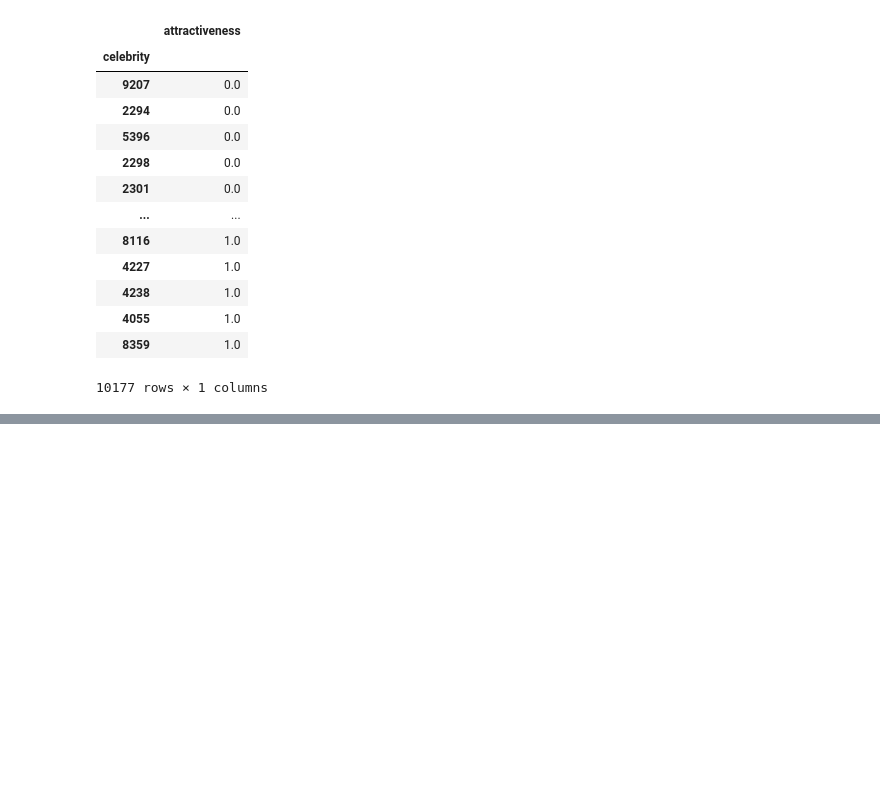
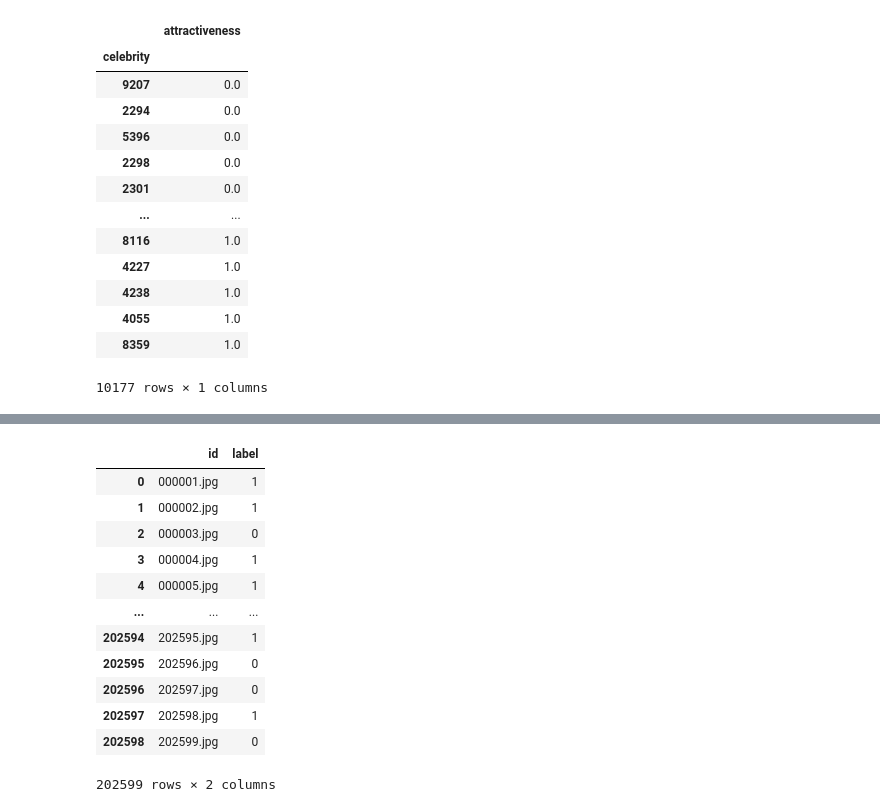
Before and after one commit to lgleznah/aqa_augmentation_study, a Jupyter notebook: notebooks/celeba_exploration.ipynb, the cells around one changed output, grey strips where cells are left out. Drawn from its saved outputs; the diff is of its cells as text; code cells hidden in the pictures; blank space fills up the shorter version.

Commit message:
Updated CelebA notebook

```diff
--- a/notebooks/celeba_exploration.ipynb
+++ b/notebooks/celeba_exploration.ipynb
@@ -72,3 +72,6 @@ df_attractiveness
 | 4055 | 1.0 |
 | 8359 | 1.0 |
 10177 rows × 1 columns
+# %%
+df_attractiveness['attractiveness'] = (df_attractiveness['attractiveness'] > 0.5) * 1
+df_attractiveness
@@ -74,0 +93,23 @@ df_attractiveness
+# %%
+df_attractive_celebrities = (
+    df[['file', 'celebrity']].merge(df_attractiveness, how='left', left_on='celebrity', right_on='celebrity')
+                     .drop('celebrity', axis=1)
+                     .reset_index(drop=True)
+                     .rename(columns={'attractiveness': 'label', 'file': 'id'})
+)
+
+df_attractive_celebrities
+# %% [output]
+|  | id | label |
+| 0 | 000001.jpg | 1 |
+| 1 | 000002.jpg | 1 |
+| 2 | 000003.jpg | 0 |
+| 3 | 000004.jpg | 1 |
+| 4 | 000005.jpg | 1 |
+| ... | ... | ... |
+| 202594 | 202595.jpg | 1 |
+| 202595 | 202596.jpg | 0 |
+| 202596 | 202597.jpg | 0 |
+| 202597 | 202598.jpg | 1 |
+| 202598 | 202599.jpg | 0 |
+202599 rows × 2 columns
```
Also changed, not shown: parts of 9 cells of this notebook.
